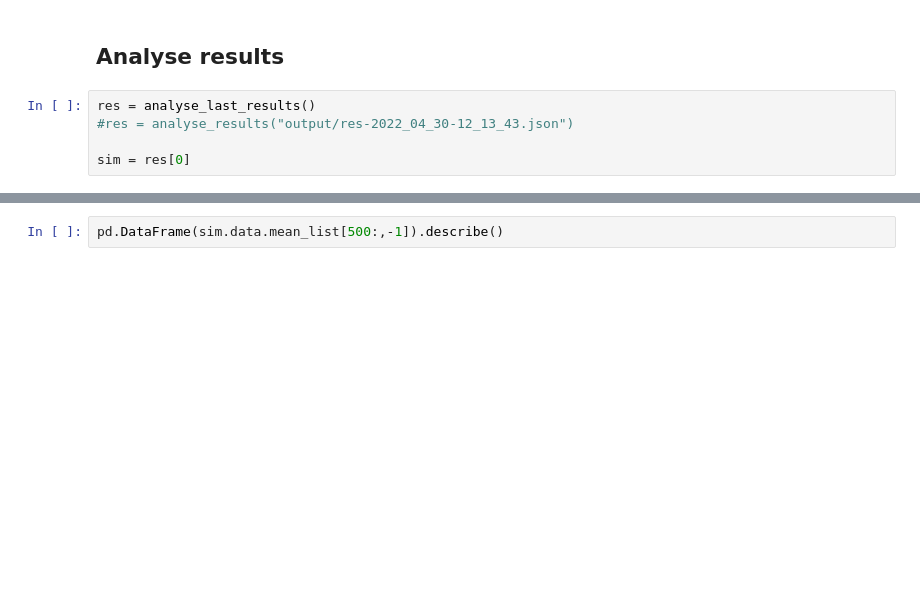
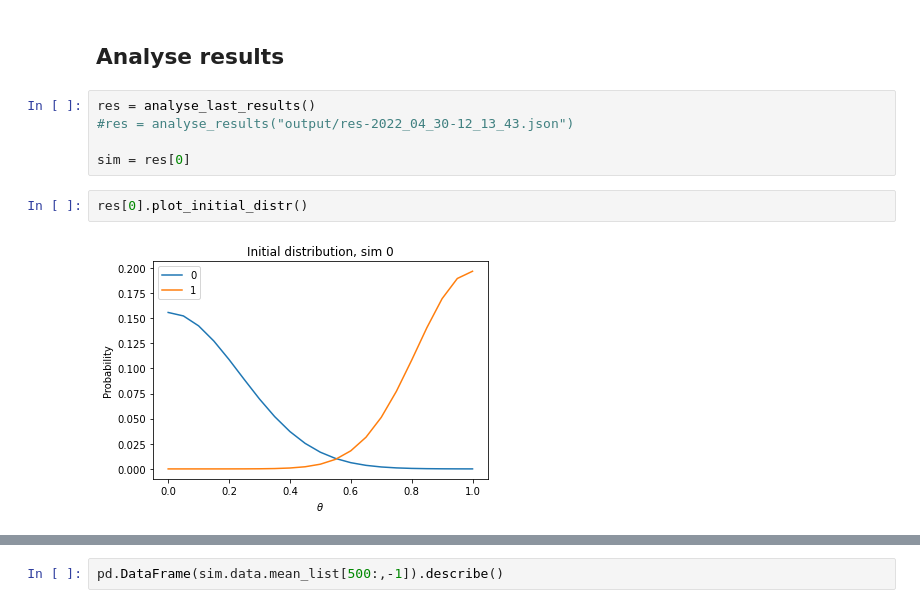
Before and after one commit to YutongB/Opinion-Dynamics, a Jupyter notebook: notebooks/interact.ipynb, the cells around one changed output, grey strips where cells are left out. Saved outputs shown, nothing was run; the diff lists cells and outputs as text; blank space fills up the shorter version.

```diff
--- a/notebooks/interact.ipynb
+++ b/notebooks/interact.ipynb
@@ -25,3 +25,7 @@ res = analyse_last_results()
 #res = analyse_results("output/res-2022_04_30-12_13_43.json")
 
 sim = res[0]
+# %%
+res[0].plot_initial_distr()
+# %% [output]
+[figure, added]
```
Also changed, not shown: parts of 1 cell of this notebook, 6 other files.
